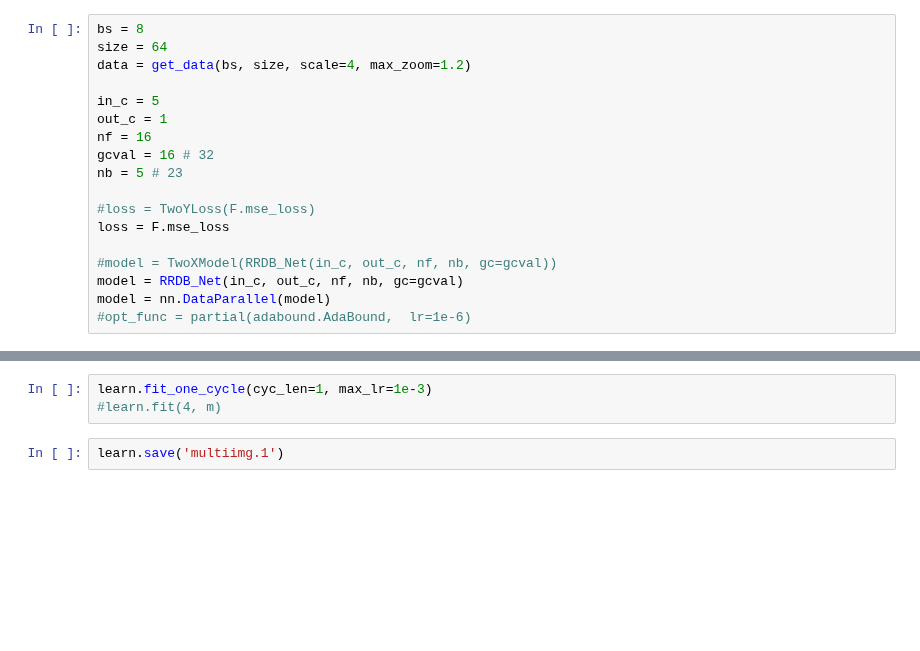
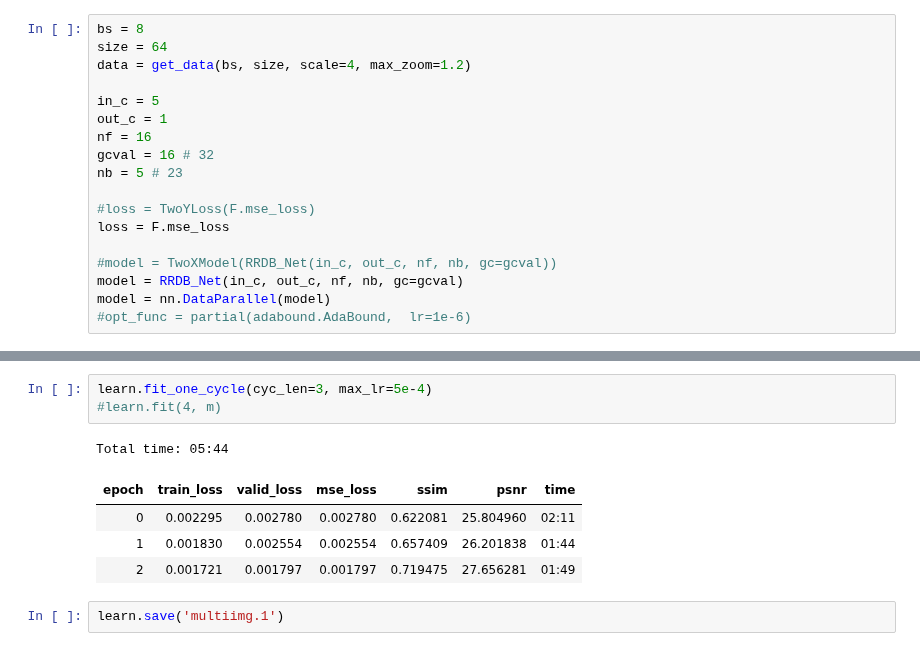
Before and after one commit to WAMRI-AI/salk, a Jupyter notebook: uri/multiframe_001-wdsr.ipynb, the cells around one changed output, grey strips where cells are left out. Cells and saved outputs as stored; diff of their text form; blank space fills up the shorter version.

```diff
--- a/uri/multiframe_001-wdsr.ipynb
+++ b/uri/multiframe_001-wdsr.ipynb
@@ -291,5 +288,11 @@ learn.data.show_batch(3)
 # %%
-learn.fit_one_cycle(cyc_len=1, max_lr=1e-3)
+learn.fit_one_cycle(cyc_len=3, max_lr=5e-4)
 #learn.fit(4, m)
+# %% [output]
+Total time: 05:44
+| epoch | train_loss | valid_loss | mse_loss | ssim | psnr | time |
+| 0 | 0.002295 | 0.002780 | 0.002780 | 0.622081 | 25.804960 | 02:11 |
+| 1 | 0.001830 | 0.002554 | 0.002554 | 0.657409 | 26.201838 | 01:44 |
+| 2 | 0.001721 | 0.001797 | 0.001797 | 0.719475 | 27.656281 | 01:49 |
 # %%
 learn.save('multiimg.1')
```
Also changed, not shown: parts of 41 cells of this notebook, 2 other files.
